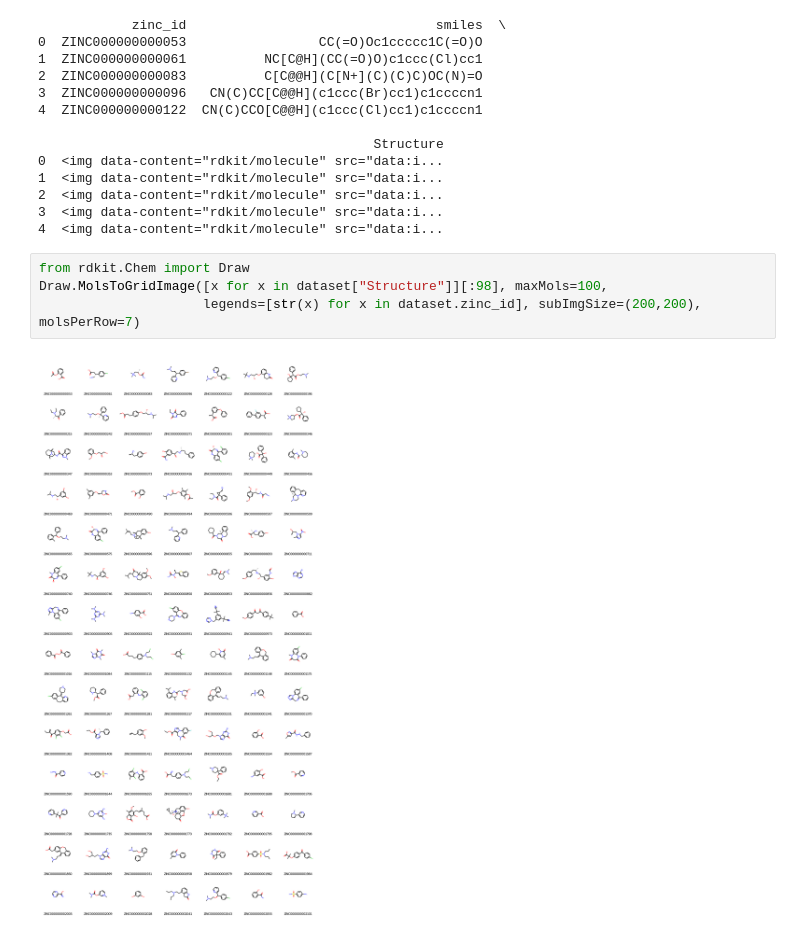
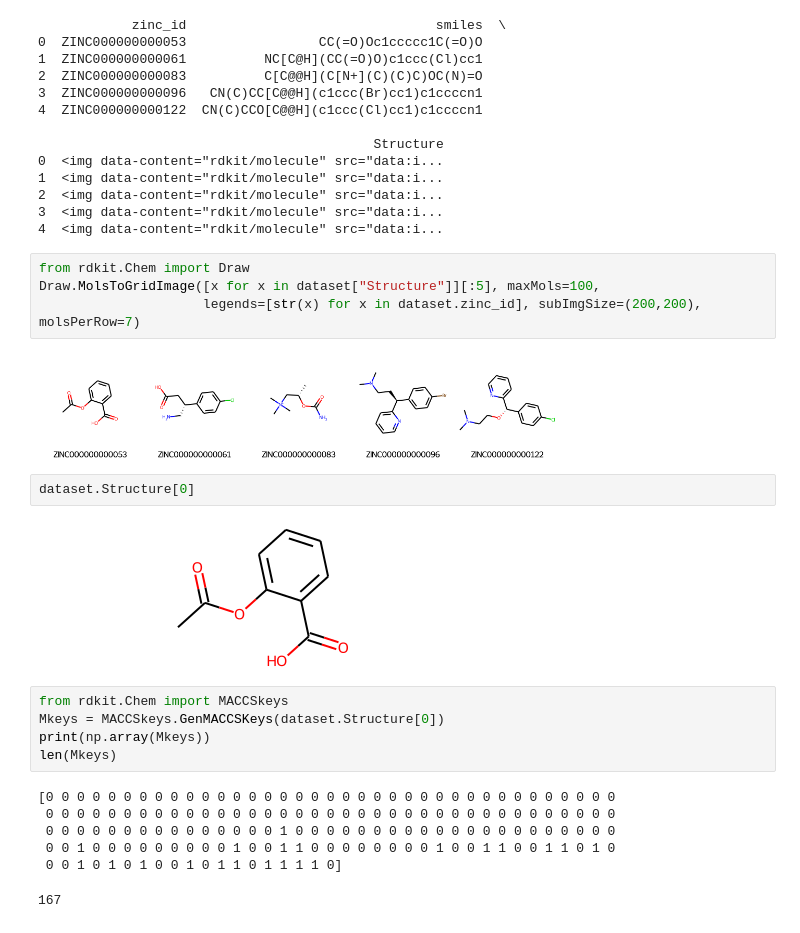
Before and after one commit to alazayed/9thgradeexamtrial, a Jupyter notebook: Untitled0.ipynb, the cells around one changed output. Drawn from its saved outputs; the diff is of its cells as text.

```diff
--- a/Untitled0.ipynb
+++ b/Untitled0.ipynb
@@ -62,7 +62,23 @@ dataset.head()
 4  <img data-content="rdkit/molecule" src="data:i...
 # %%
 from rdkit.Chem import Draw
-Draw.MolsToGridImage([x for x in dataset["Structure"]][:98], maxMols=100,
+Draw.MolsToGridImage([x for x in dataset["Structure"]][:5], maxMols=100,
                      legends=[str(x) for x in dataset.zinc_id], subImgSize=(200,200), molsPerRow=7)
 # %% [output]
-[figure, old version]
+[figure, new version]
+# %%
+dataset.Structure[0]
+# %% [output]
+[figure, added]
+# %%
+from rdkit.Chem import MACCSkeys
+Mkeys = MACCSkeys.GenMACCSKeys(dataset.Structure[0])
+print(np.array(Mkeys))
+len(Mkeys)
+# %% [output]
+[0 0 0 0 0 0 0 0 0 0 0 0 0 0 0 0 0 0 0 0 0 0 0 0 0 0 0 0 0 0 0 0 0 0 0 0 0
+ 0 0 0 0 0 0 0 0 0 0 0 0 0 0 0 0 0 0 0 0 0 0 0 0 0 0 0 0 0 0 0 0 0 0 0 0 0
+ 0 0 0 0 0 0 0 0 0 0 0 0 0 0 0 1 0 0 0 0 0 0 0 0 0 0 0 0 0 0 0 0 0 0 0 0 0
+ 0 0 1 0 0 0 0 0 0 0 0 0 1 0 0 1 1 0 0 0 0 0 0 0 0 1 0 0 1 1 0 0 1 1 0 1 0
+ 0 0 1 0 1 0 1 0 0 1 0 1 1 0 1 1 1 1 0]
+167
```
Also changed, not shown: parts of 2 cells of this notebook.
